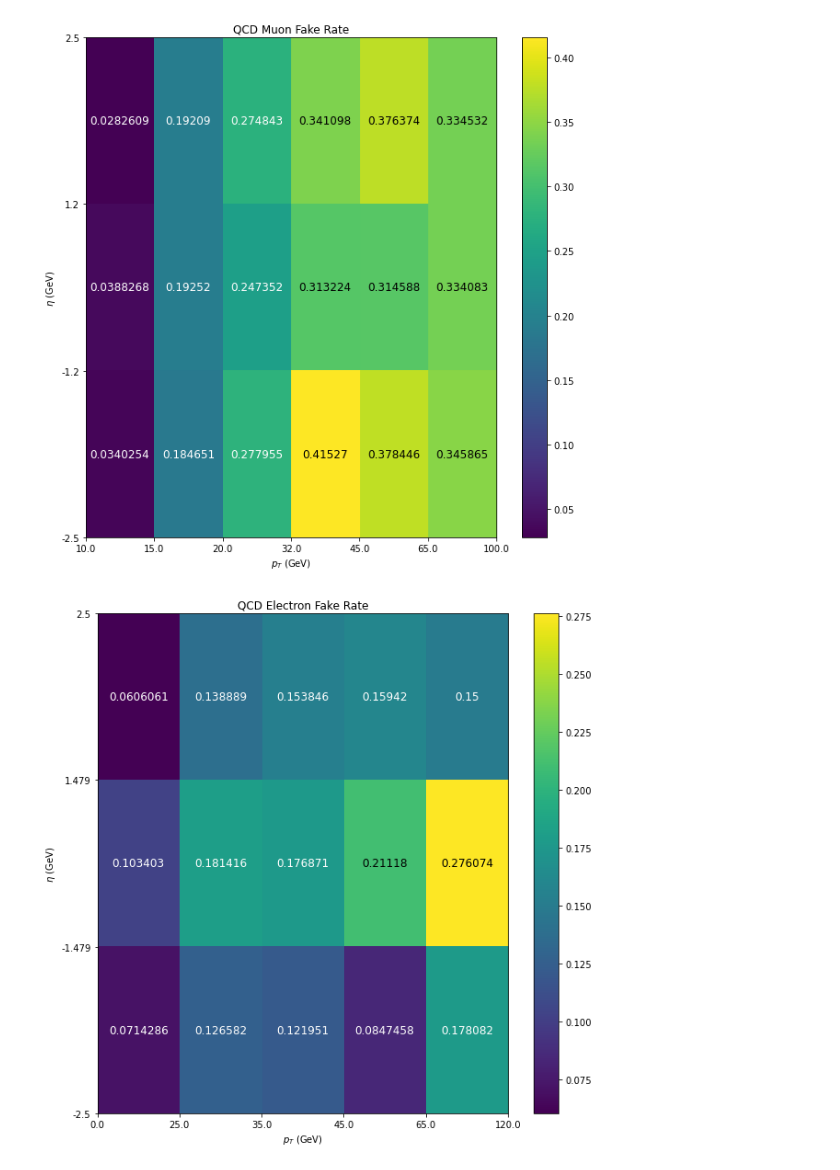
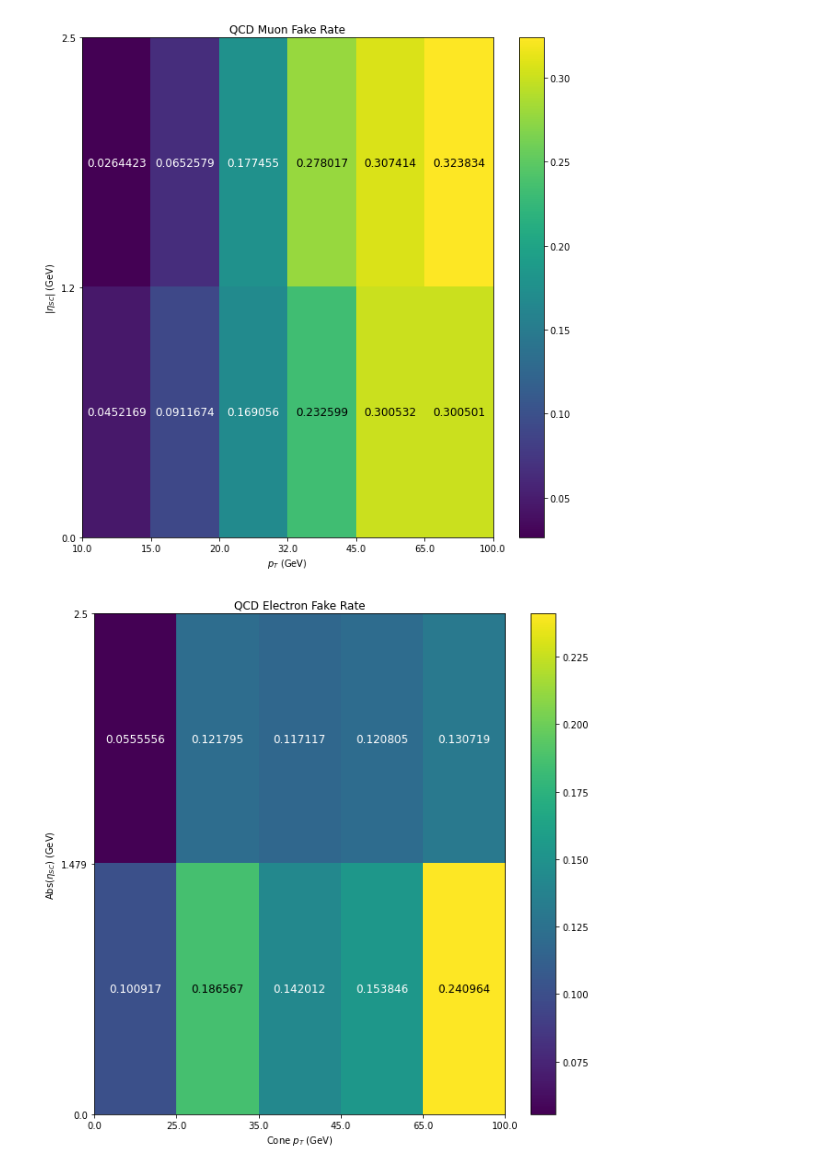
Before and after one commit to danbarto/tW_scattering, a Jupyter notebook: notebooks/fake_rate_measurement.ipynb, the cells around one changed output. Drawn from its saved outputs; the diff is of its cells as text; code cells hidden in the pictures.

```diff
--- a/notebooks/fake_rate_measurement.ipynb
+++ b/notebooks/fake_rate_measurement.ipynb
@@ -44,9 +44,9 @@ fileset = make_fileset(['QCD'], samples, redirector=redirector_ucsd, small=True)
 
 add_processes_to_output(fileset, desired_output)
 pt_axis_mu = hist.Bin("pt", r"$p_{T}$ (GeV)", [10.,15.,20.,32., 45., 65., 100.])
-eta_axis_mu =  hist.Bin("eta", r"$p_{T}$ (GeV)", [-2.5, -1.2, 1.2, 2.5])
-pt_axis_e = hist.Bin("pt", r"$p_{T}$ (GeV)", [0, 25., 35., 45., 65., 120])
-eta_axis_e =  hist.Bin("eta", r"$p_{T}$ (GeV)", [-2.5, -1.479, 1.479, 2.5])
+eta_axis_mu =  hist.Bin("eta", r"$p_{T}$ (GeV)", [0, 1.2, 2.5])
+pt_axis_e = hist.Bin("pt", r"$p_{T}$ (GeV)", [0, 25., 35., 45., 65., 100])
+eta_axis_e =  hist.Bin("eta", r"$p_{T}$ (GeV)", [0, 1.479, 2.5])
 
 desired_output.update({
     "single_mu_fakeable": hist.Hist("Counts", dataset_axis, pt_axis_mu, eta_axis_mu),
@@ -59,6 +59,7 @@ exe_args = {
     'workers': 16,
     'function_args': {'flatten': False},
     "schema": NanoAODSchema,
+    "skipbadfiles": True,
 }
 exe = processor.futures_executor
 
@@ -149,21 +145,21 @@ plt.figure("QCD_mu_fake_rate", figsize = (10,10))
 divide_2D_hist(num_mu, denom_mu).plot(show_counts=True, equidistant='xy')
 #plt.xticks(np.arange(0, 130, 10))
 plt.xlabel(r'$p_T$ (GeV)')
-plt.ylabel(r'$\eta$ (GeV)')
+plt.ylabel(r'$\left|\eta_{SC}\right|$ (GeV)')
 plt.title('QCD Muon Fake Rate')
 plt.show()
 # %% [output]
-[figure, old version]
+[figure, new version]
 # %%
 plt.figure("QCD_e_fake_rate", figsize = (10,10))
 divide_2D_hist(num_e, denom_e).plot(show_counts=True, equidistant='xy')
 #plt.xticks(np.arange(0, 130, 10))
-plt.xlabel(r'$p_T$ (GeV)')
-plt.ylabel(r'$\eta$ (GeV)')
+plt.xlabel(r'Cone $p_T$ (GeV)')
+plt.ylabel(r'Abs($\eta_{SC}$) (GeV)')
 plt.title('QCD Electron Fake Rate')
 plt.show()
 # %% [output]
-[figure, old version]
+[figure, new version]
 # %%
 x1 = a.sum('dataset')
 x1_axis_0 = x1.axes()[0].name
```
Also changed, not shown: parts of 7 cells of this notebook, 1 other file.
